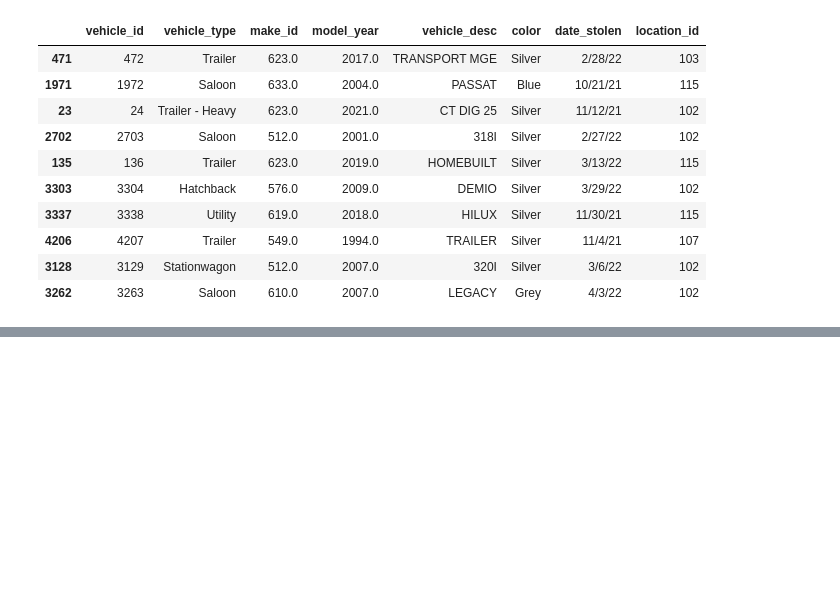
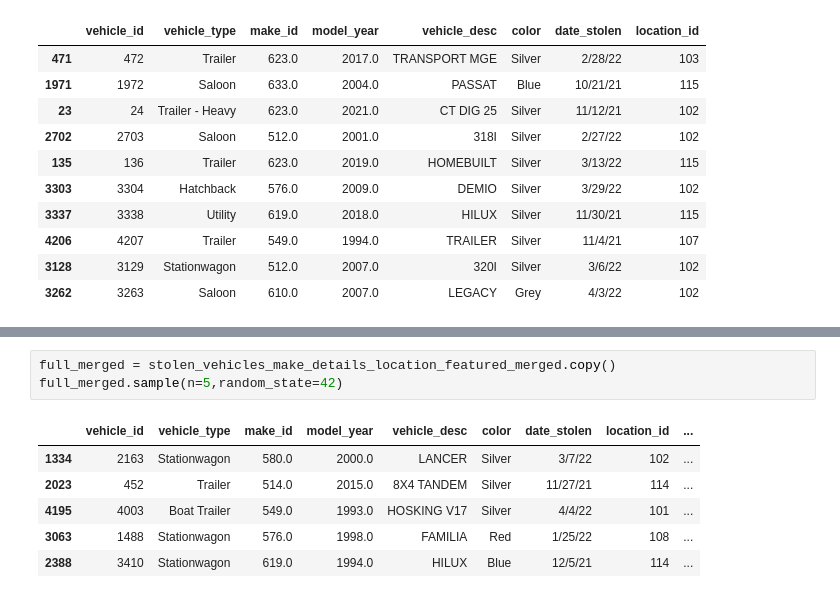
Before and after one commit to daniau23/motor_vehicle_thefts_analysis, a Jupyter notebook: eda/eda.ipynb, the cells around one changed output, grey strips where cells are left out. Drawn from its saved outputs; the diff is of its cells as text; blank space fills up the shorter version.

```diff
--- a/eda/eda.ipynb
+++ b/eda/eda.ipynb
@@ -456,0 +636,10 @@ stolen_vehicles shape: (4553, 8)
+# %%
+full_merged = stolen_vehicles_make_details_location_featured_merged.copy()
+full_merged.sample(n=5,random_state=42)
+# %% [output]
+|  | vehicle_id | vehicle_type | make_id | model_year | vehicle_desc | color | date_stolen | location_id | ... |
+| 1334 | 2163 | Stationwagon | 580.0 | 2000.0 | LANCER | Silver | 3/7/22 | 102 | ... |
+| 2023 | 452 | Trailer | 514.0 | 2015.0 | 8X4 TANDEM | Silver | 11/27/21 | 114 | ... |
+| 4195 | 4003 | Boat Trailer | 549.0 | 1993.0 | HOSKING V17 | Silver | 4/4/22 | 101 | ... |
+| 3063 | 1488 | Stationwagon | 576.0 | 1998.0 | FAMILIA | Red | 1/25/22 | 108 | ... |
+| 2388 | 3410 | Stationwagon | 619.0 | 1994.0 | HILUX | Blue | 12/5/21 | 114 | ... |
```
Also changed, not shown: parts of 32 cells of this notebook.
